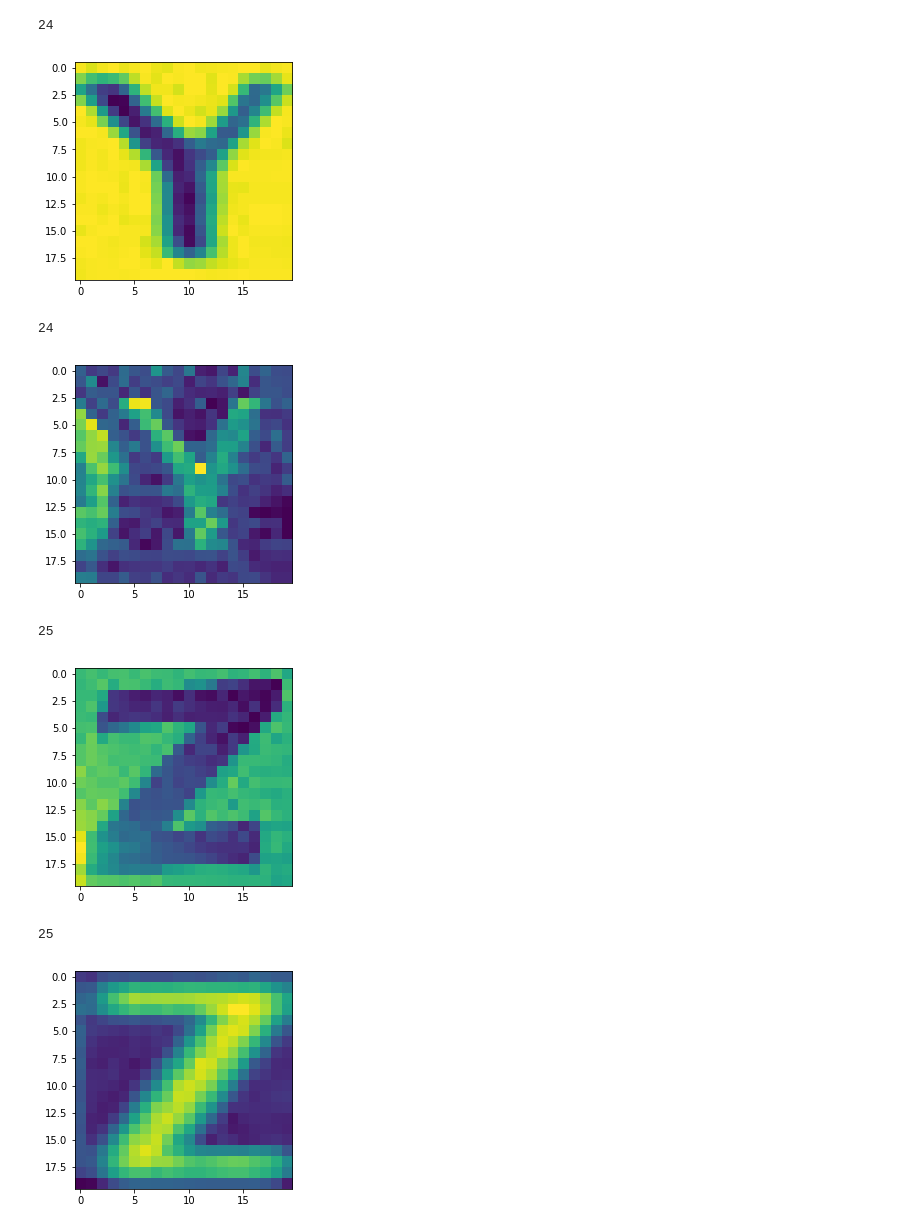
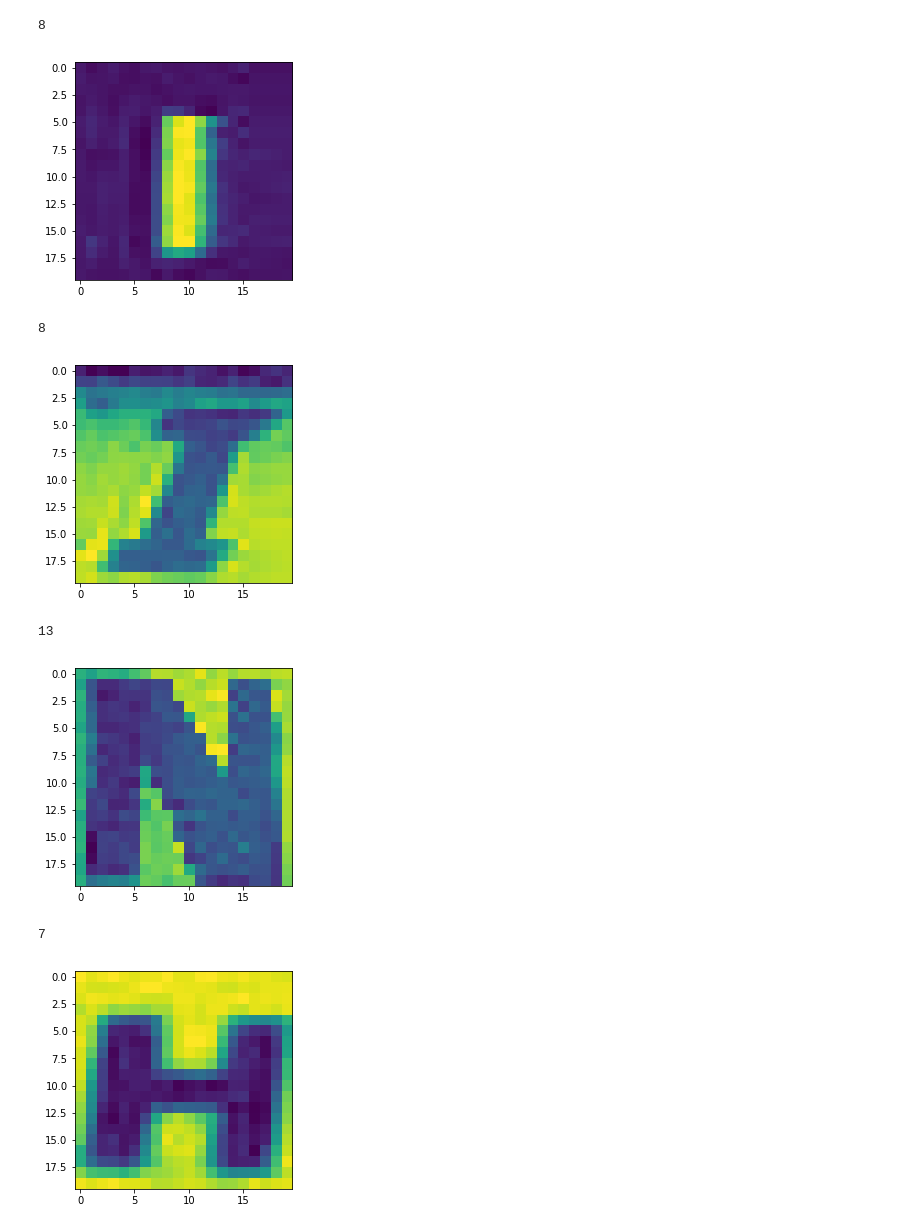
Before and after one commit to markusrk/MLex5, a Jupyter notebook: testing.ipynb, the cells around one changed output. Drawn from its saved outputs; the diff is of its cells as text; code cells hidden in the pictures.

```diff
--- a/testing.ipynb
+++ b/testing.ipynb
@@ -5,3 +9,0 @@ from matplotlib import pyplot as plt
-# %%
-
-x, y = import_handler.import_chars74k()
@@ -9,0 +10,2 @@ x, y = import_handler.import_chars74k()
+# %%
+x_train,x_test,y_train,y_test = import_handler.get_normalized()
@@ -9,0 +16,10 @@ x, y = import_handler.import_chars74k()
+# %%
+from sklearn.model_selection import StratifiedShuffleSplit
+
+sss = StratifiedShuffleSplit(n_splits=2, test_size=0.2, random_state=42)
+sss.get_n_splits(x, y)
+
+for train_index, test_index in sss.split(x, y):
+   print("TRAIN:", train_index, "TEST:", test_index)
+   x_train, x_test = x[train_index], x[test_index]
+   y_train, y_test = y[train_index], y[test_index]
@@ -10,14 +29,14 @@ x, y = import_handler.import_chars74k()
 # %%
-for i in range(7020,7032):
-    print(y[i].index(max(y[i])))
-    plt.imshow(x[i])
+for i in range(0,10):
+    print(y_train[i].argmax())
+    plt.imshow(x_train[i])
     plt.show()
 # %% [output]
-24
+8
-[figure, old version]
+[figure, new version]
-24
+8
-[figure, old version]
+[figure, new version]
-25
+13
-[figure, old version]
+[figure, new version]
-25
+7
-[figure, old version]
+[figure, new version]
```
Also changed, not shown: parts of 5 cells of this notebook, 1 other file.
